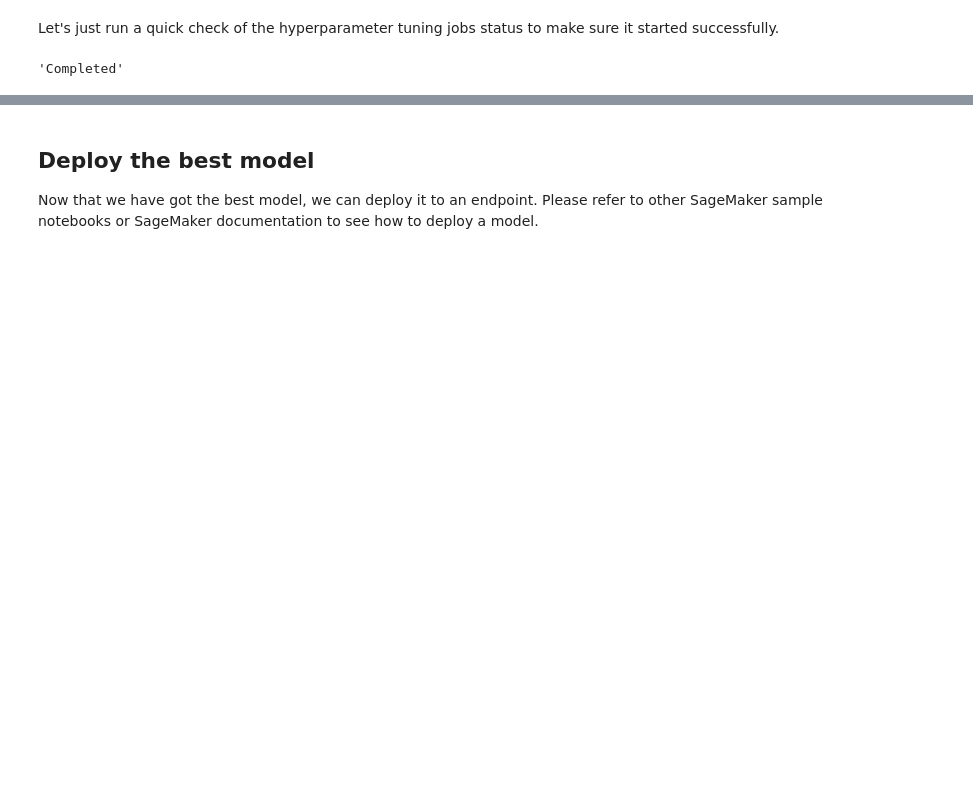
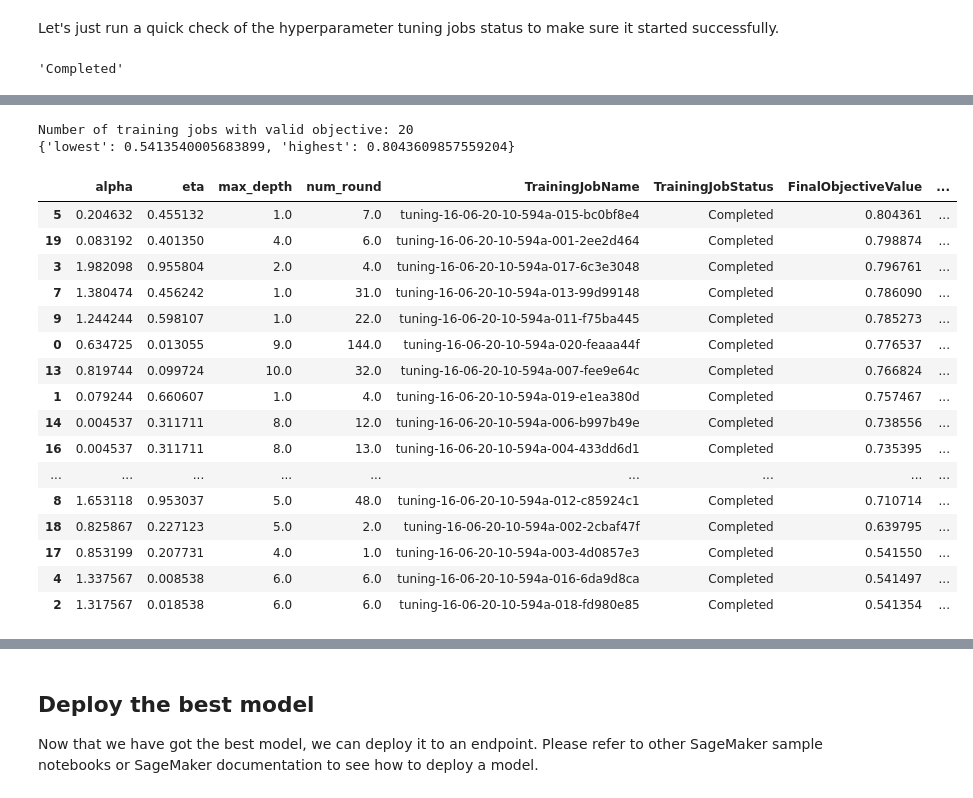
Before and after one commit to yiktol/mlt, a Jupyter notebook: 10-Hyperparameter_TuningJob.ipynb, the cells around one changed output, grey strips where cells are left out. Saved outputs shown, nothing was run; the diff lists cells and outputs as text; code cells hidden in the pictures; blank space fills up the shorter version.

```diff
--- a/10-Hyperparameter_TuningJob.ipynb
+++ b/10-Hyperparameter_TuningJob.ipynb
@@ -301,0 +190,6 @@ tuner.fit({"train": s3_input_train, "validation": s3_input_validation}, include_
+# %%
+import time
+
+tuning_job = f"tuning-{time.strftime('%d-%H-%M-%S', time.gmtime())}"
+
+tuner.fit({"train": train_input, "validation": validation_input}, include_cls_metadata=False, job_name=tuning_job)
@@ -312,0 +210,3 @@ Please refer to "HPO_Analyze_TuningJob_Results.ipynb" to see example code to ana
+# %%
+tuning_job_name=tuning_job
+tuning_job_name
@@ -312,0 +218,16 @@ Please refer to "HPO_Analyze_TuningJob_Results.ipynb" to see example code to ana
+# %%
+# run this cell to check current status of hyperparameter tuning job
+tuning_job_result = sagemaker_client.describe_hyper_parameter_tuning_job(
+    HyperParameterTuningJobName=tuning_job_name
+)
+
+status = tuning_job_result["HyperParameterTuningJobStatus"]
+if status != "Completed":
+    print("Reminder: the tuning job has not been completed.")
+
+job_count = tuning_job_result["TrainingJobStatusCounters"]["Completed"]
+print("%d training jobs have completed" % job_count)
+
+objective = tuning_job_result["HyperParameterTuningJobConfig"]["HyperParameterTuningJobObjective"]
+is_minimize = objective["Type"] != "Maximize"
+objective_name = objective["MetricName"]
@@ -312,0 +262,38 @@ Please refer to "HPO_Analyze_TuningJob_Results.ipynb" to see example code to ana
+# %%
+import pandas as pd
+
+tuner = sagemaker.HyperparameterTuningJobAnalytics(tuning_job_name)
+
+full_df = tuner.dataframe()
+
+if len(full_df) > 0:
+    df = full_df[full_df["FinalObjectiveValue"] > -float("inf")]
+    if len(df) > 0:
+        df = df.sort_values("FinalObjectiveValue", ascending=is_minimize)
+        print("Number of training jobs with valid objective: %d" % len(df))
+        print({"lowest": min(df["FinalObjectiveValue"]), "highest": max(df["FinalObjectiveValue"])})
+        pd.set_option("display.max_colwidth", None)  # Don't truncate TrainingJobName
+    else:
+        print("No training jobs have reported valid results yet.")
+
+df
+# %% [output]
+Number of training jobs with valid objective: 20
+{'lowest': 0.5413540005683899, 'highest': 0.8043609857559204}
+|  | alpha | eta | max_depth | num_round | TrainingJobName | TrainingJobStatus | FinalObjectiveValue | ... |
+| 5 | 0.204632 | 0.455132 | 1.0 | 7.0 | tuning-16-06-20-10-594a-015-bc0bf8e4 | Completed | 0.804361 | ... |
+| 19 | 0.083192 | 0.401350 | 4.0 | 6.0 | tuning-16-06-20-10-594a-001-2ee2d464 | Completed | 0.798874 | ... |
+| 3 | 1.982098 | 0.955804 | 2.0 | 4.0 | tuning-16-06-20-10-594a-017-6c3e3048 | Completed | 0.796761 | ... |
+| 7 | 1.380474 | 0.456242 | 1.0 | 31.0 | tuning-16-06-20-10-594a-013-99d99148 | Completed | 0.786090 | ... |
+| 9 | 1.244244 | 0.598107 | 1.0 | 22.0 | tuning-16-06-20-10-594a-011-f75ba445 | Completed | 0.785273 | ... |
+| 0 | 0.634725 | 0.013055 | 9.0 | 144.0 | tuning-16-06-20-10-594a-020-feaaa44f | Completed | 0.776537 | ... |
+| 13 | 0.819744 | 0.099724 | 10.0 | 32.0 | tuning-16-06-20-10-594a-007-fee9e64c | Completed | 0.766824 | ... |
+| 1 | 0.079244 | 0.660607 | 1.0 | 4.0 | tuning-16-06-20-10-594a-019-e1ea380d | Completed | 0.757467 | ... |
+| 14 | 0.004537 | 0.311711 | 8.0 | 12.0 | tuning-16-06-20-10-594a-006-b997b49e | Completed | 0.738556 | ... |
+| 16 | 0.004537 | 0.311711 | 8.0 | 13.0 | tuning-16-06-20-10-594a-004-433dd6d1 | Completed | 0.735395 | ... |
+| ... | ... | ... | ... | ... | ... | ... | ... | ... |
+| 8 | 1.653118 | 0.953037 | 5.0 | 48.0 | tuning-16-06-20-10-594a-012-c85924c1 | Completed | 0.710714 | ... |
+| 18 | 0.825867 | 0.227123 | 5.0 | 2.0 | tuning-16-06-20-10-594a-002-2cbaf47f | Completed | 0.639795 | ... |
+| 17 | 0.853199 | 0.207731 | 4.0 | 1.0 | tuning-16-06-20-10-594a-003-4d0857e3 | Completed | 0.541550 | ... |
+| 4 | 1.337567 | 0.008538 | 6.0 | 6.0 | tuning-16-06-20-10-594a-016-6da9d8ca | Completed | 0.541497 | ... |
+| 2 | 1.317567 | 0.018538 | 6.0 | 6.0 | tuning-16-06-20-10-594a-018-fd980e85 | Completed | 0.541354 | ... |
```
Also changed, not shown: parts of 39 cells of this notebook, 36 other files.
